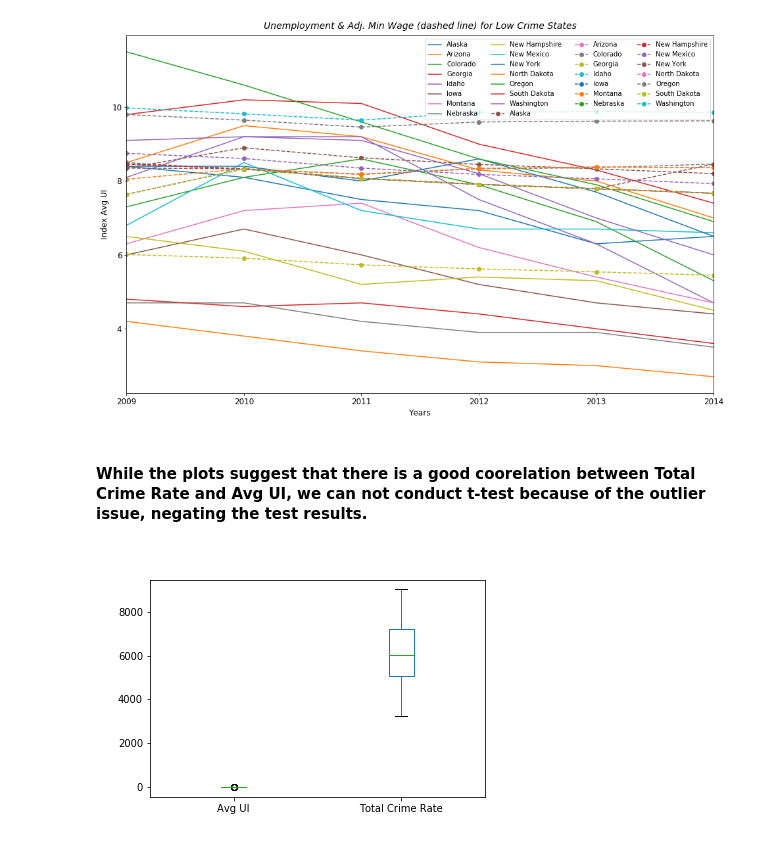
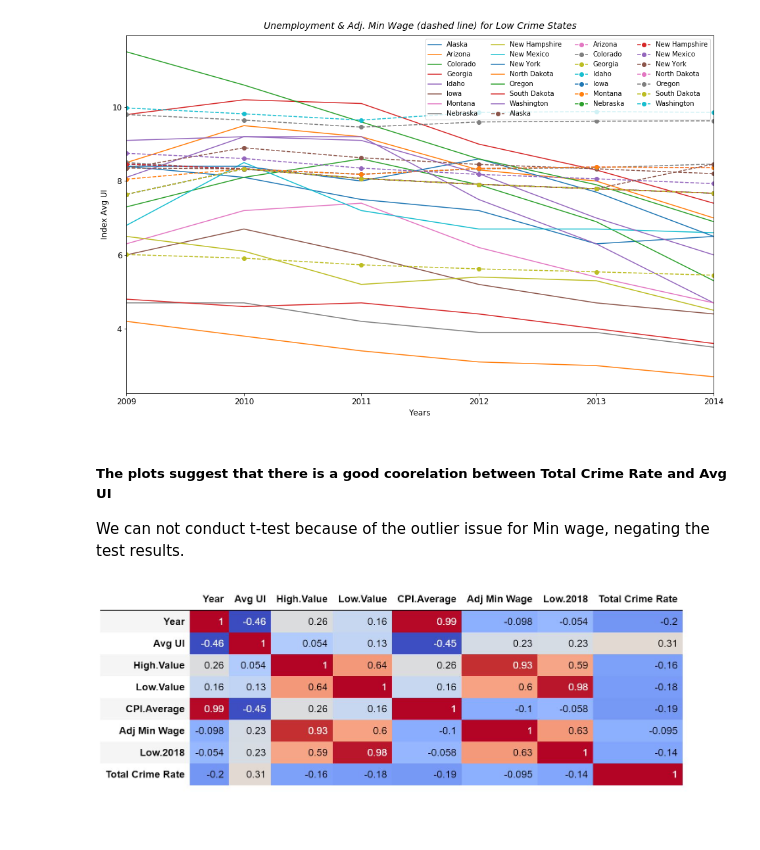
Before and after one commit to SnehaKellogg/Project1_Group5, a Jupyter notebook: PlotPrints.ipynb, the cells around one changed output. Saved outputs shown, nothing was run; the diff lists cells and outputs as text; code cells hidden in the pictures.

```diff
--- a/PlotPrints.ipynb
+++ b/PlotPrints.ipynb
@@ -98,8 +98,9 @@ Image("plots/UI_wage_States_Low.png")
 # %% [output]
 [figure]
 # %% [markdown]
-#### While the plots suggest that there is a good coorelation between Total Crime Rate and Avg UI, we can not conduct t-test because of the outlier issue, negating the test results.
+##### The plots suggest that there is a good coorelation between Total Crime Rate and Avg UI
+We can not conduct t-test because of the outlier issue for Min wage, negating the test results.
-# %%
-Image('boxplot_outliers.png')
-# %% [output]
-[figure, removed]
+# %%
+Image('plots/Correlation.JPG')
+# %% [output]
+[figure, added]
```
Also changed, not shown: parts of 2 cells of this notebook, 7 other files.
